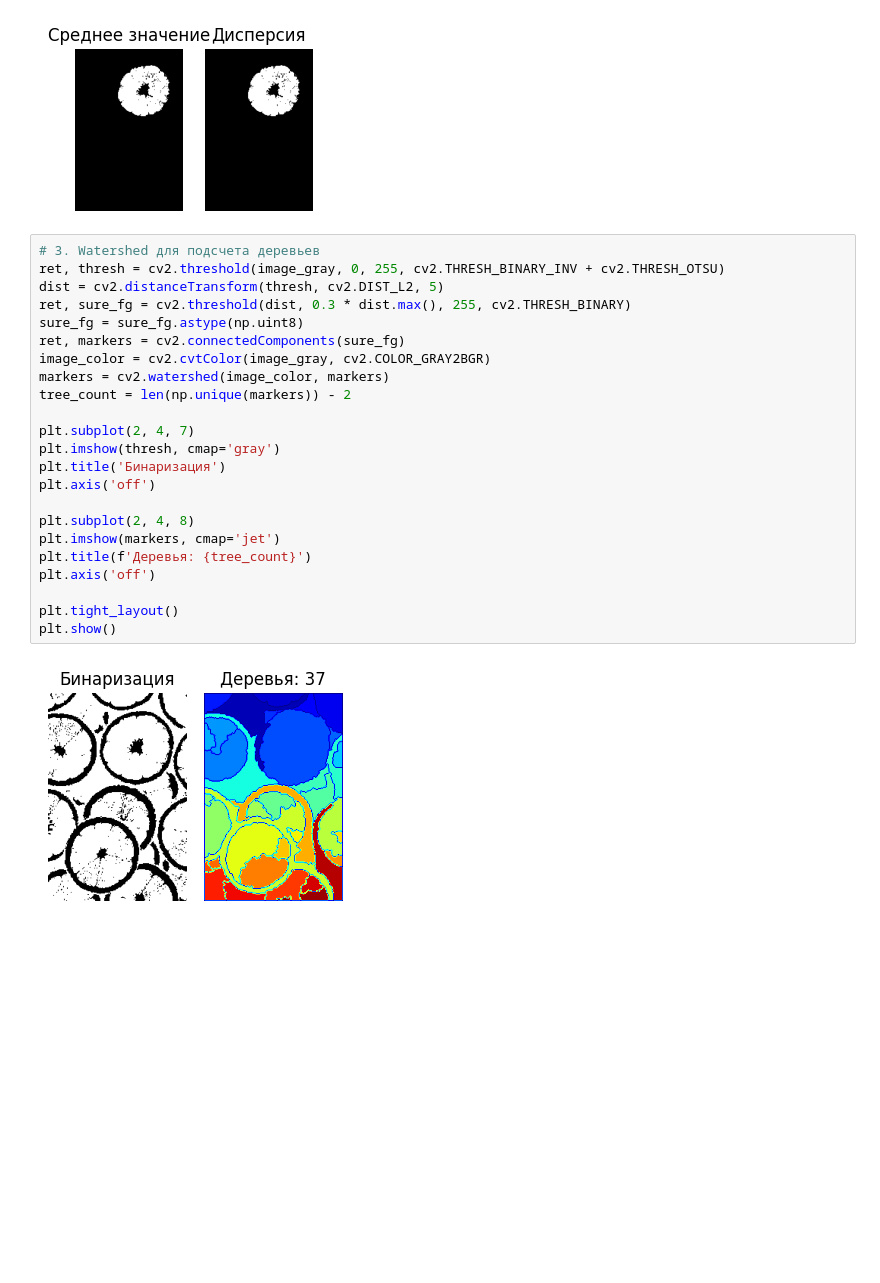
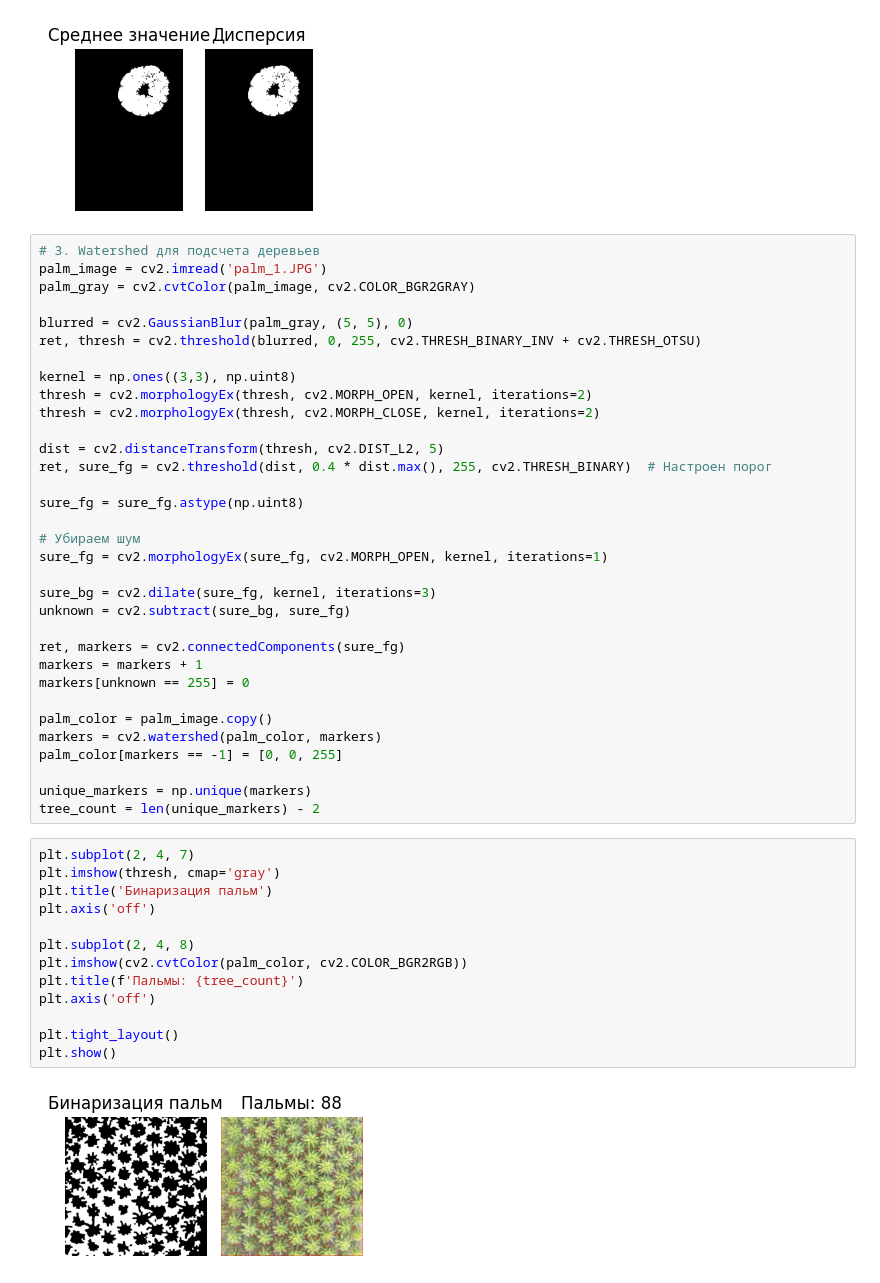
Before and after one commit to NiTro005/Image_Processing, a Jupyter notebook: dz_4/dz_4.ipynb, the cells around one changed output. Cells and saved outputs as stored; diff of their text form; blank space fills up the shorter version.

```diff
--- a/dz_4/dz_4.ipynb
+++ b/dz_4/dz_4.ipynb
@@ -73,28 +73,51 @@ plt.axis('off')
 # %% [output]
 (np.float64(-0.5), np.float64(182.5), np.float64(274.5), np.float64(-0.5))
 [figure]
+# %%
+# 3. Watershed для подсчета деревьев
+palm_image = cv2.imread('palm_1.JPG')
+palm_gray = cv2.cvtColor(palm_image, cv2.COLOR_BGR2GRAY)
+
+blurred = cv2.GaussianBlur(palm_gray, (5, 5), 0)
+ret, thresh = cv2.threshold(blurred, 0, 255, cv2.THRESH_BINARY_INV + cv2.THRESH_OTSU)
+
+kernel = np.ones((3,3), np.uint8)
+thresh = cv2.morphologyEx(thresh, cv2.MORPH_OPEN, kernel, iterations=2)
+thresh = cv2.morphologyEx(thresh, cv2.MORPH_CLOSE, kernel, iterations=2)
+
+dist = cv2.distanceTransform(thresh, cv2.DIST_L2, 5)
+ret, sure_fg = cv2.threshold(dist, 0.4 * dist.max(), 255, cv2.THRESH_BINARY)  # Настроен порог
+
+sure_fg = sure_fg.astype(np.uint8)
+
+# Убираем шум
+sure_fg = cv2.morphologyEx(sure_fg, cv2.MORPH_OPEN, kernel, iterations=1)
+
+sure_bg = cv2.dilate(sure_fg, kernel, iterations=3)
+unknown = cv2.subtract(sure_bg, sure_fg)
+
+ret, markers = cv2.connectedComponents(sure_fg)
+markers = markers + 1
+markers[unknown == 255] = 0
+
+palm_color = palm_image.copy()
+markers = cv2.watershed(palm_color, markers)
+palm_color[markers == -1] = [0, 0, 255]
+
+unique_markers = np.unique(markers)
+tree_count = len(unique_markers) - 2
 # %%
-# 3. Watershed для подсчета деревьев
-ret, thresh = cv2.threshold(image_gray, 0, 255, cv2.THRESH_BINARY_INV + cv2.THRESH_OTSU)
-dist = cv2.distanceTransform(thresh, cv2.DIST_L2, 5)
-ret, sure_fg = cv2.threshold(dist, 0.3 * dist.max(), 255, cv2.THRESH_BINARY)
-sure_fg = sure_fg.astype(np.uint8)
-ret, markers = cv2.connectedComponents(sure_fg)
-image_color = cv2.cvtColor(image_gray, cv2.COLOR_GRAY2BGR)
-markers = cv2.watershed(image_color, markers)
-tree_count = len(np.unique(markers)) - 2
-
 plt.subplot(2, 4, 7)
 plt.imshow(thresh, cmap='gray')
-plt.title('Бинаризация')
+plt.title('Бинаризация пальм')
 plt.axis('off')
 
 plt.subplot(2, 4, 8)
-plt.imshow(markers, cmap='jet')
-plt.title(f'Деревья: {tree_count}')
+plt.imshow(cv2.cvtColor(palm_color, cv2.COLOR_BGR2RGB))
+plt.title(f'Пальмы: {tree_count}')
 plt.axis('off')
 
 plt.tight_layout()
 plt.show()
 # %% [output]
-[figure, old version]
+[figure, new version]
```
Also changed, not shown: parts of 1 cell of this notebook, 3 other files.
